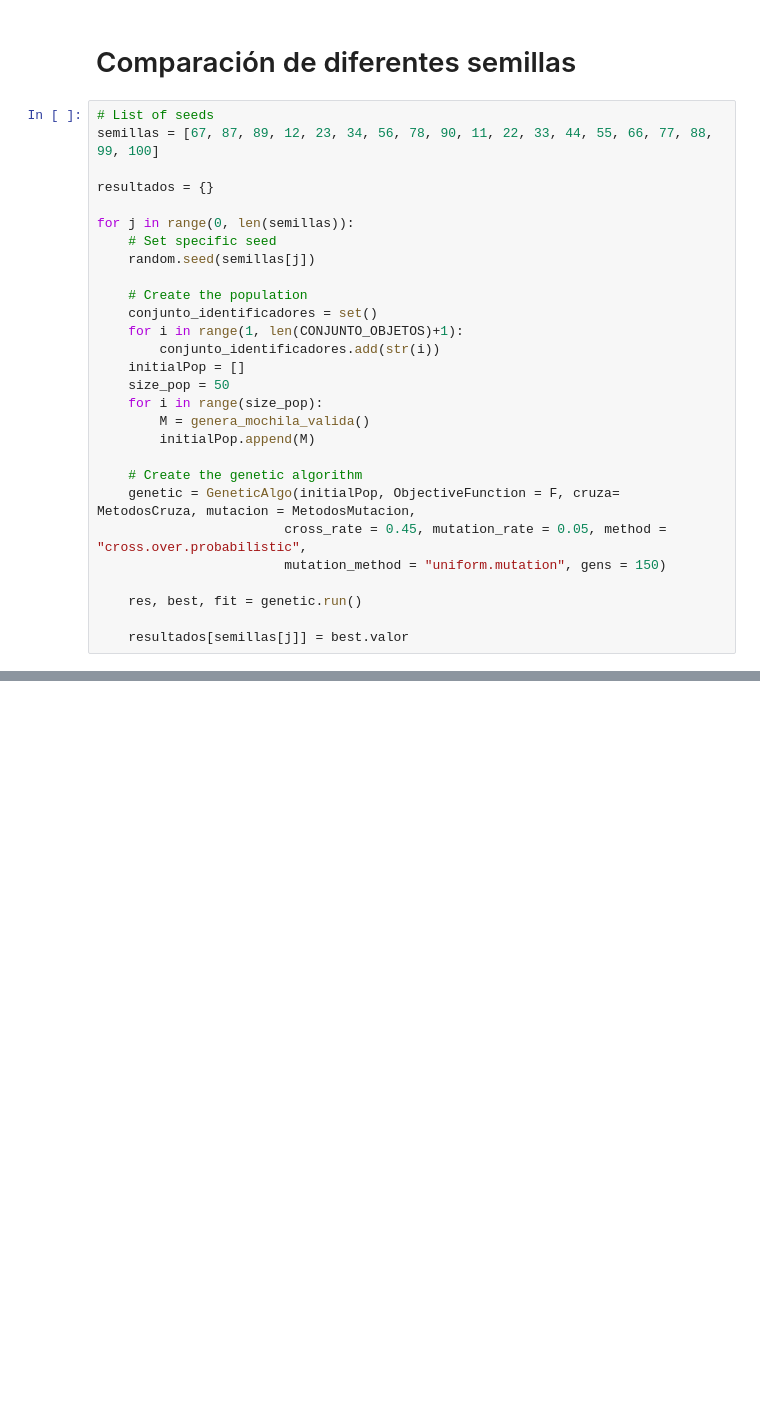
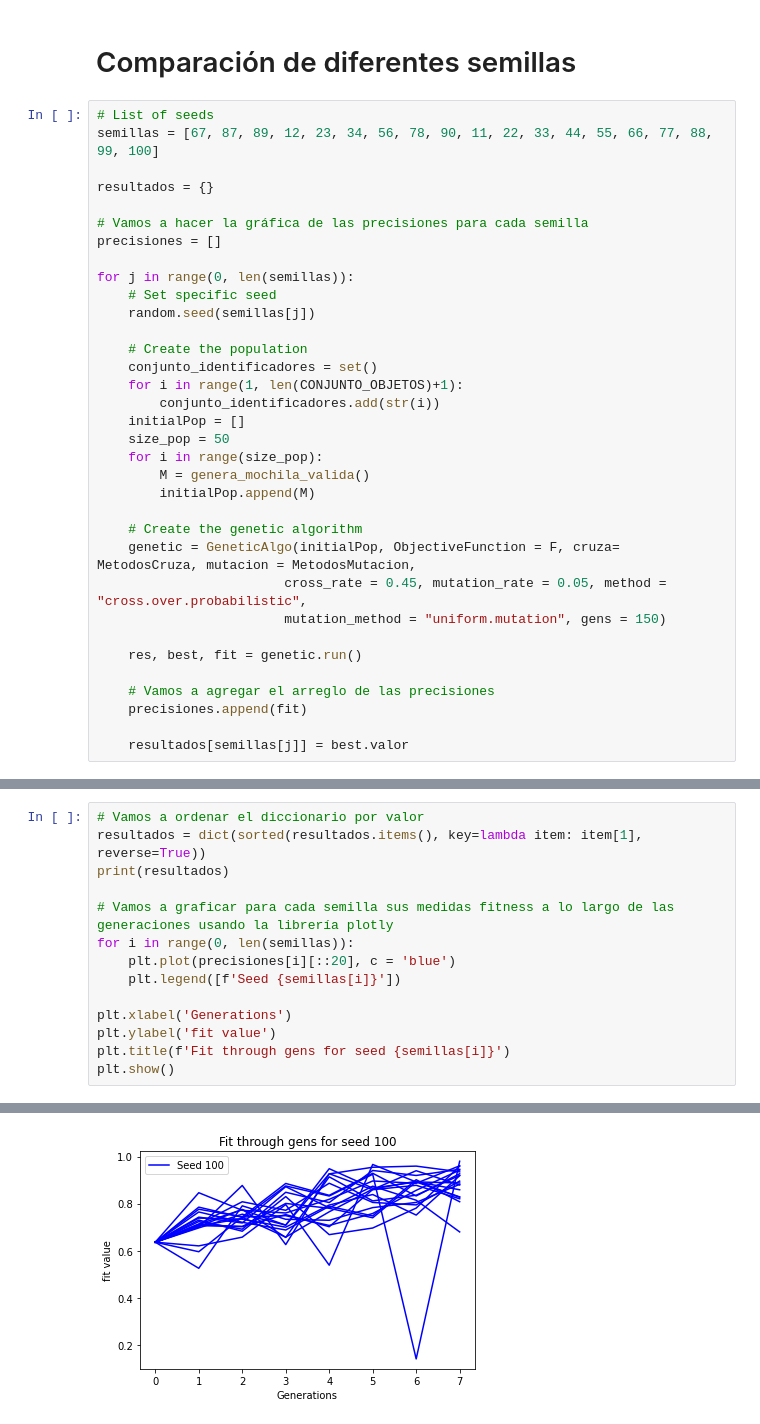
Before and after one commit to DiegoArturoVelazquezTrejo/GeneticAlgoIntro, a Jupyter notebook: Evolutivo-Mochila/GeneticAlgorithm.ipynb, the cells around one changed output, grey strips where cells are left out. Drawn from its saved outputs; the diff is of its cells as text; blank space fills up the shorter version.

Commit message:
comparación con simplex y gráficas

```diff
--- a/Evolutivo-Mochila/GeneticAlgorithm.ipynb
+++ b/Evolutivo-Mochila/GeneticAlgorithm.ipynb
@@ -371,6 +410,9 @@ plt.show()
 semillas = [67, 87, 89, 12, 23, 34, 56, 78, 90, 11, 22, 33, 44, 55, 66, 77, 88, 99, 100]
 
 resultados = {}
+
+# Vamos a hacer la gráfica de las precisiones para cada semilla
+precisiones = []
 
 for j in range(0, len(semillas)):
     # Set specific seed
@@ -393,6 +435,9 @@ for j in range(0, len(semillas)):
 
     res, best, fit = genetic.run()
 
+    # Vamos a agregar el arreglo de las precisiones
+    precisiones.append(fit)
+
     resultados[semillas[j]] = best.valor
 # %% [output]
 Cross rate:  0.45 Mutation rate:  0.05 Method:  cross.over.probabilistic Mutation method:  uniform.mutation Gens:  150
@@ -420,0 +460,15 @@ print(resultados)
+# %%
+# Vamos a ordenar el diccionario por valor
+resultados = dict(sorted(resultados.items(), key=lambda item: item[1], reverse=True))
+print(resultados)
+
+# Vamos a graficar para cada semilla sus medidas fitness a lo largo de las generaciones usando la librería plotly
+for i in range(0, len(semillas)):
+    plt.plot(precisiones[i][::20], c = 'blue')
+    plt.legend([f'Seed {semillas[i]}'])
+
+plt.xlabel('Generations')
+plt.ylabel('fit value')
+plt.title(f'Fit through gens for seed {semillas[i]}')
+plt.show()
+# %% [output]
@@ -420,0 +476 @@ print(resultados)
+[figure, added]
```
Also changed, not shown: parts of 9 cells of this notebook, 1 other file.
